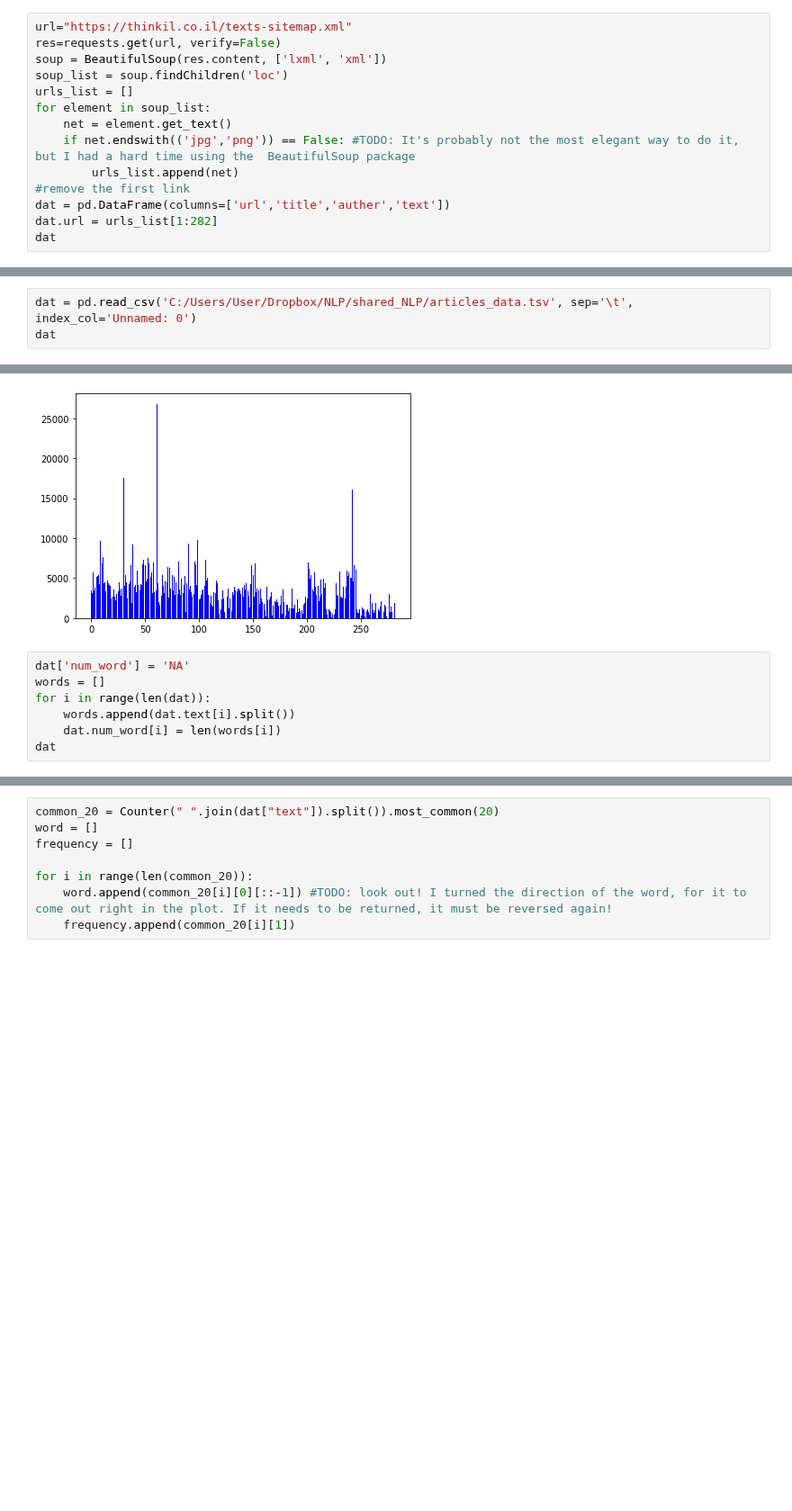
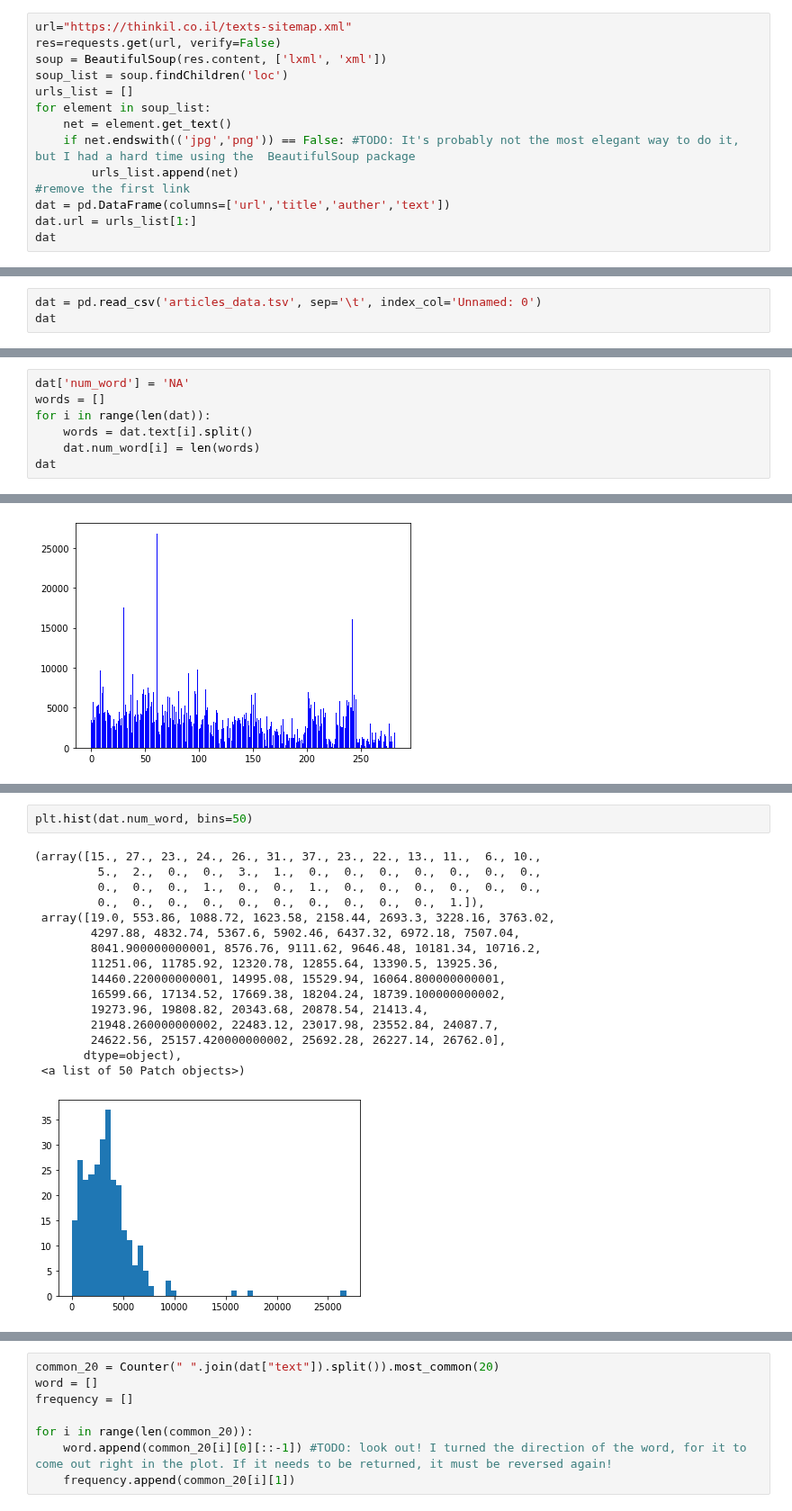
Before and after one commit to roishlezinger/nlpH, a Jupyter notebook: data_collection.ipynb, the cells around one changed output, grey strips where cells are left out. Shown at 90% size. Cells and saved outputs as stored; diff of their text form; blank space fills up the shorter version.

```diff
--- a/data_collection.ipynb
+++ b/data_collection.ipynb
@@ -21,7 +21,7 @@ for element in soup_list:
         urls_list.append(net)
 #remove the first link
 dat = pd.DataFrame(columns=['url','title','auther','text'])
-dat.url = urls_list[1:282]
+dat.url = urls_list[1:]
 dat
 # %%
 for i in range(len(dat)):
@@ -41,5 +41,5 @@ dat.to_csv('C:/Users/User/Dropbox/NLP/shared_NLP/articles_data.tsv', sep='\t')
 # %%
-dat = pd.read_csv('C:/Users/User/Dropbox/NLP/shared_NLP/articles_data.tsv', sep='\t', index_col='Unnamed: 0')
+dat = pd.read_csv('articles_data.tsv', sep='\t', index_col='Unnamed: 0')
 dat
 # %% [output]
 |  | url | title | auther | text |
@@ -69,3 +69,10 @@ def words_num_hist(texts):
 def words_hist(words):
     cv = CountVectorizer(words)
     cv.vocabulary_
+# %%
+dat['num_word'] = 'NA'
+words = []
+for i in range(len(dat)):
+    words = dat.text[i].split()
+    dat.num_word[i] = len(words)
+dat
@@ -79,10 +113,3 @@ AttributeError: 'CountVectorizer' object has no attribute 'vocabulary_'
 words_num_hist(dat.text)
 # %% [output]
 [figure]
-# %%
-dat['num_word'] = 'NA'
-words = []
-for i in range(len(dat)):
-    words.append(dat.text[i].split())
-    dat.num_word[i] = len(words[i])
-dat
@@ -102,0 +116,19 @@ dat
+# %%
+plt.hist(dat.num_word, bins=50)
+# %% [output]
+(array([15., 27., 23., 24., 26., 31., 37., 23., 22., 13., 11.,  6., 10.,
+         5.,  2.,  0.,  0.,  3.,  1.,  0.,  0.,  0.,  0.,  0.,  0.,  0.,
+         0.,  0.,  0.,  1.,  0.,  0.,  1.,  0.,  0.,  0.,  0.,  0.,  0.,
+         0.,  0.,  0.,  0.,  0.,  0.,  0.,  0.,  0.,  0.,  1.]),
+ array([19.0, 553.86, 1088.72, 1623.58, 2158.44, 2693.3, 3228.16, 3763.02,
+        4297.88, 4832.74, 5367.6, 5902.46, 6437.32, 6972.18, 7507.04,
+        8041.900000000001, 8576.76, 9111.62, 9646.48, 10181.34, 10716.2,
+        11251.06, 11785.92, 12320.78, 12855.64, 13390.5, 13925.36,
+        14460.220000000001, 14995.08, 15529.94, 16064.800000000001,
+        16599.66, 17134.52, 17669.38, 18204.24, 18739.100000000002,
+        19273.96, 19808.82, 20343.68, 20878.54, 21413.4,
+        21948.260000000002, 22483.12, 23017.98, 23552.84, 24087.7,
+        24622.56, 25157.420000000002, 25692.28, 26227.14, 26762.0],
+       dtype=object),
+ <a list of 50 Patch objects>)
+[figure, added]
```
Also changed, not shown: parts of 7 cells of this notebook.
